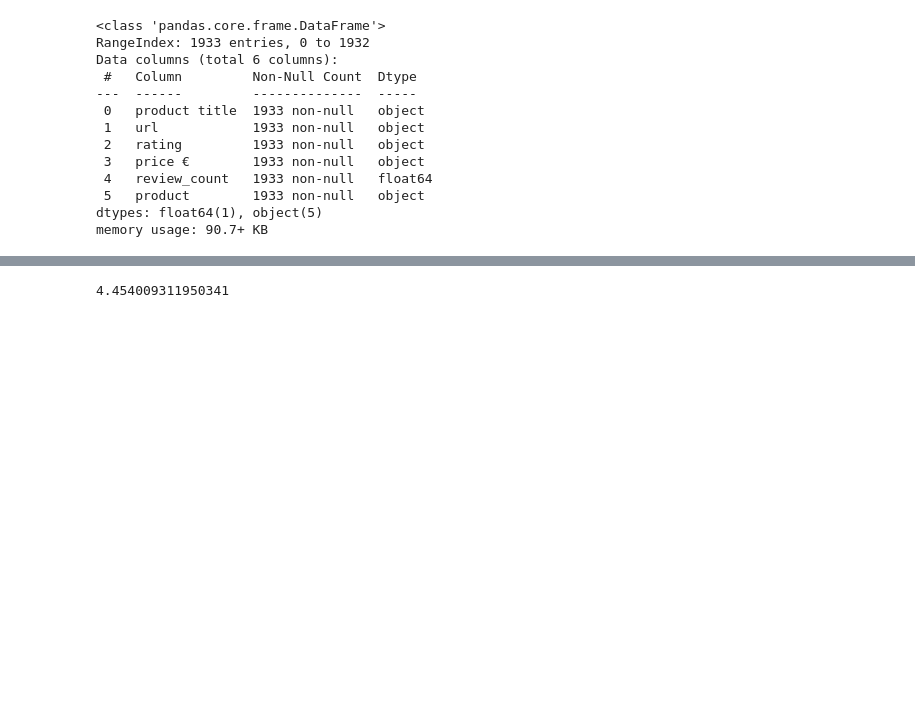
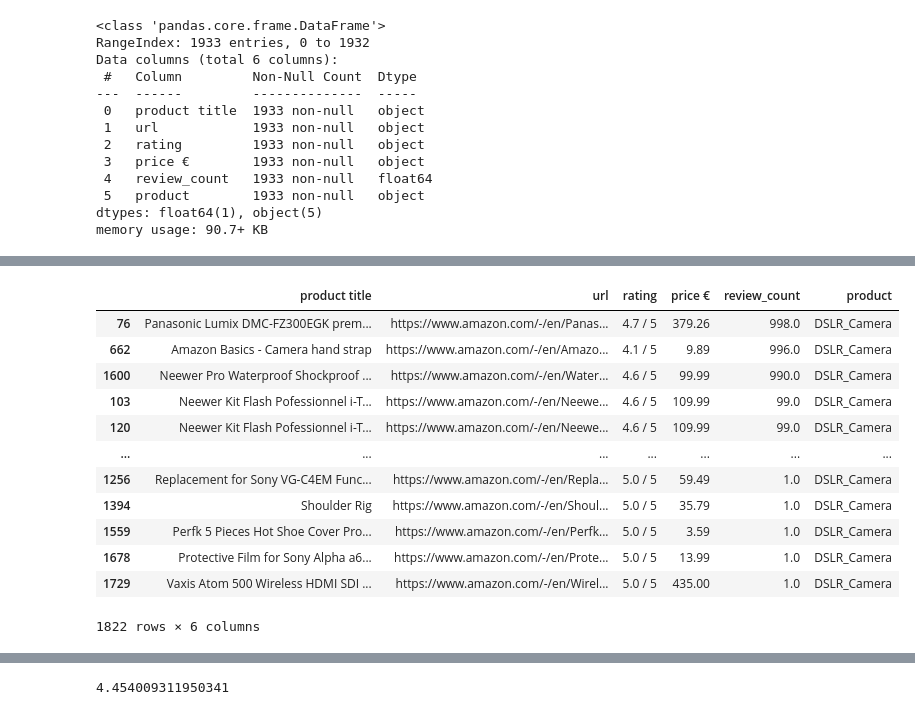
Before and after one commit to selinbulbul/ecommerce-scrape, a Jupyter notebook: Statistics/tasks.ipynb, the cells around one changed output, grey strips where cells are left out. Cells and saved outputs as stored; diff of their text form; code cells hidden in the pictures; blank space fills up the shorter version.

```diff
--- a/Statistics/tasks.ipynb
+++ b/Statistics/tasks.ipynb
@@ -78,0 +77,19 @@ df_1= df
+# %%
+df_1 = df[(df["rating"] >= "4.0 / 5") & ( df['rating'] <= "5.0 / 5")]
+# %%
+df_2 = df_1.sort_values (by = "review_count", ascending= False)
+df_2
+# %% [output]
+|  | product title | url | rating | price € | review_count | product |
+| 76 | Panasonic Lumix DMC-FZ300EGK prem... | https://www.amazon.com/-/en/Panas... | 4.7 / 5 | 379.26 | 998.0 | DSLR_Camera |
+| 662 | Amazon Basics - Camera hand strap | https://www.amazon.com/-/en/Amazo... | 4.1 / 5 | 9.89 | 996.0 | DSLR_Camera |
+| 1600 | Neewer Pro Waterproof Shockproof ... | https://www.amazon.com/-/en/Water... | 4.6 / 5 | 99.99 | 990.0 | DSLR_Camera |
+| 103 | Neewer Kit Flash Pofessionnel i-T... | https://www.amazon.com/-/en/Neewe... | 4.6 / 5 | 109.99 | 99.0 | DSLR_Camera |
+| 120 | Neewer Kit Flash Pofessionnel i-T... | https://www.amazon.com/-/en/Neewe... | 4.6 / 5 | 109.99 | 99.0 | DSLR_Camera |
+| ... | ... | ... | ... | ... | ... | ... |
+| 1256 | Replacement for Sony VG-C4EM Func... | https://www.amazon.com/-/en/Repla... | 5.0 / 5 | 59.49 | 1.0 | DSLR_Camera |
+| 1394 | Shoulder Rig | https://www.amazon.com/-/en/Shoul... | 5.0 / 5 | 35.79 | 1.0 | DSLR_Camera |
+| 1559 | Perfk 5 Pieces Hot Shoe Cover Pro... | https://www.amazon.com/-/en/Perfk... | 5.0 / 5 | 3.59 | 1.0 | DSLR_Camera |
+| 1678 | Protective Film for Sony Alpha a6... | https://www.amazon.com/-/en/Prote... | 5.0 / 5 | 13.99 | 1.0 | DSLR_Camera |
+| 1729 | Vaxis Atom 500 Wireless HDMI SDI ... | https://www.amazon.com/-/en/Wirel... | 5.0 / 5 | 435.00 | 1.0 | DSLR_Camera |
+1822 rows × 6 columns
```
Also changed, not shown: parts of 67 cells of this notebook.
